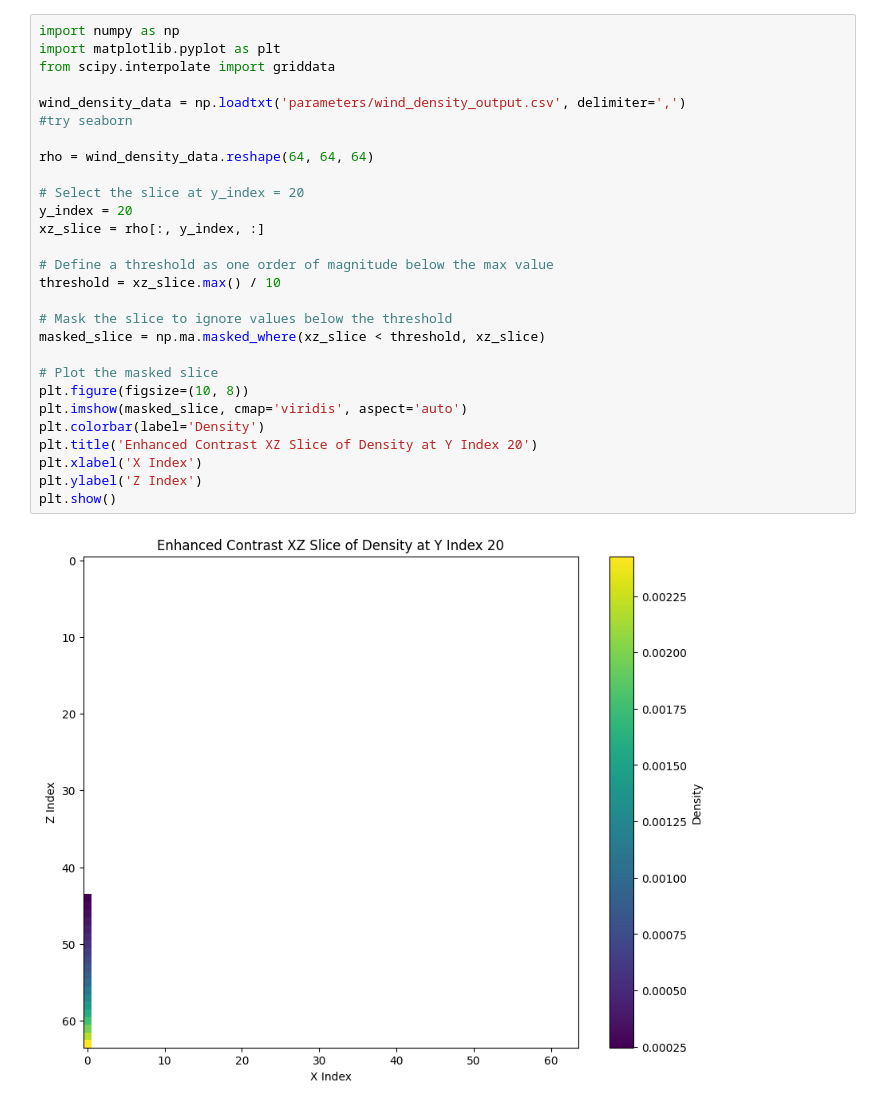
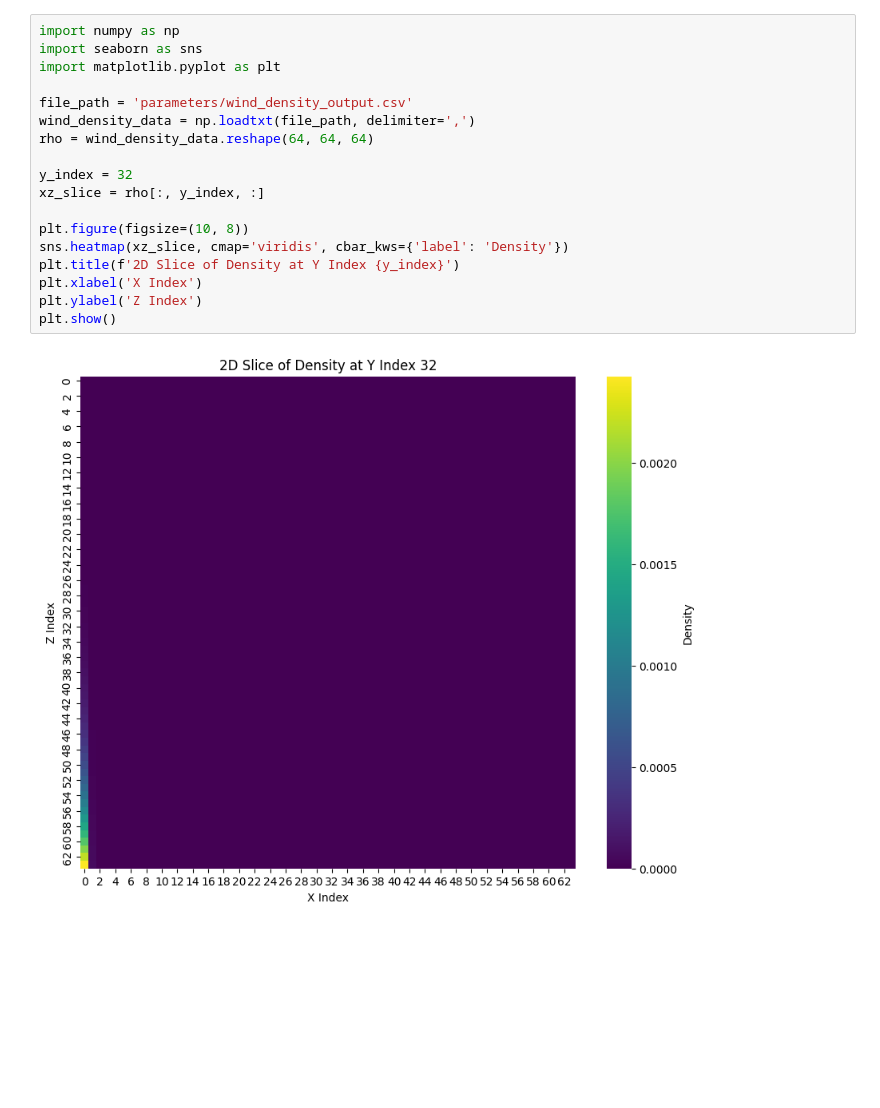
Before and after one commit to K1zum1/AstroWind, a Jupyter notebook: source/density_map.ipynb, the cells around one changed output. Cells and saved outputs as stored; diff of their text form; blank space fills up the shorter version.

Commit message:
tried plotting with seaborn instead

```diff
--- a/source/density_map.ipynb
+++ b/source/density_map.ipynb
@@ -1,30 +1,20 @@
 # %%
 import numpy as np
+import seaborn as sns
 import matplotlib.pyplot as plt
-from scipy.interpolate import griddata
 
-wind_density_data = np.loadtxt('parameters/wind_density_output.csv', delimiter=',')
-#try seaborn
-
+file_path = 'parameters/wind_density_output.csv'
+wind_density_data = np.loadtxt(file_path, delimiter=',')
 rho = wind_density_data.reshape(64, 64, 64)
 
-# Select the slice at y_index = 20
-y_index = 20
+y_index = 32
 xz_slice = rho[:, y_index, :]
 
-# Define a threshold as one order of magnitude below the max value
-threshold = xz_slice.max() / 10
-
-# Mask the slice to ignore values below the threshold
-masked_slice = np.ma.masked_where(xz_slice < threshold, xz_slice)
-
-# Plot the masked slice
 plt.figure(figsize=(10, 8))
-plt.imshow(masked_slice, cmap='viridis', aspect='auto')
-plt.colorbar(label='Density')
-plt.title('Enhanced Contrast XZ Slice of Density at Y Index 20')
+sns.heatmap(xz_slice, cmap='viridis', cbar_kws={'label': 'Density'})
+plt.title(f'2D Slice of Density at Y Index {y_index}')
 plt.xlabel('X Index')
 plt.ylabel('Z Index')
 plt.show()
 # %% [output]
-[figure, old version]
+[figure, new version]
```
